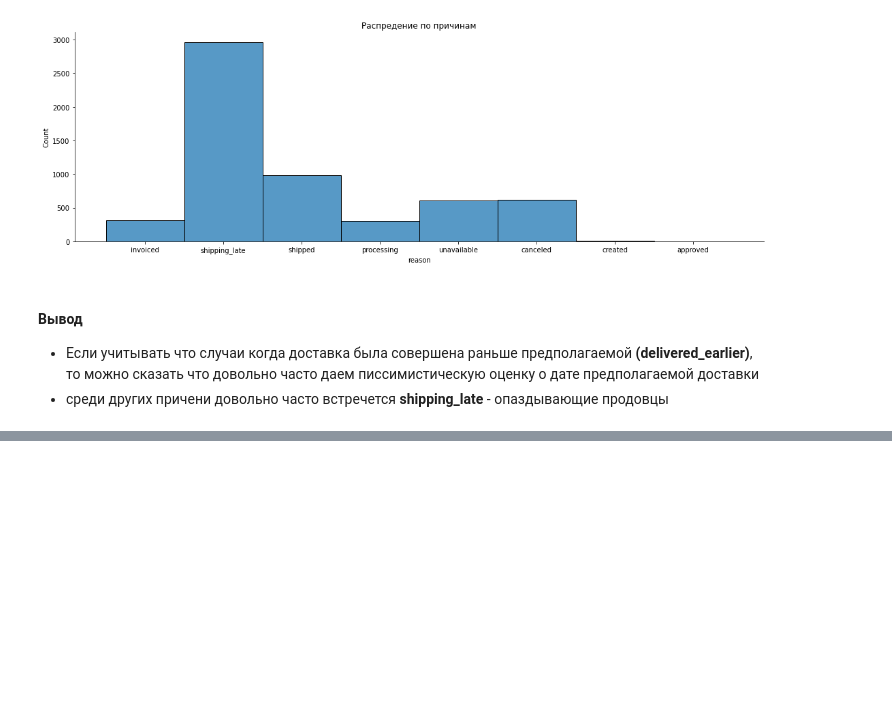
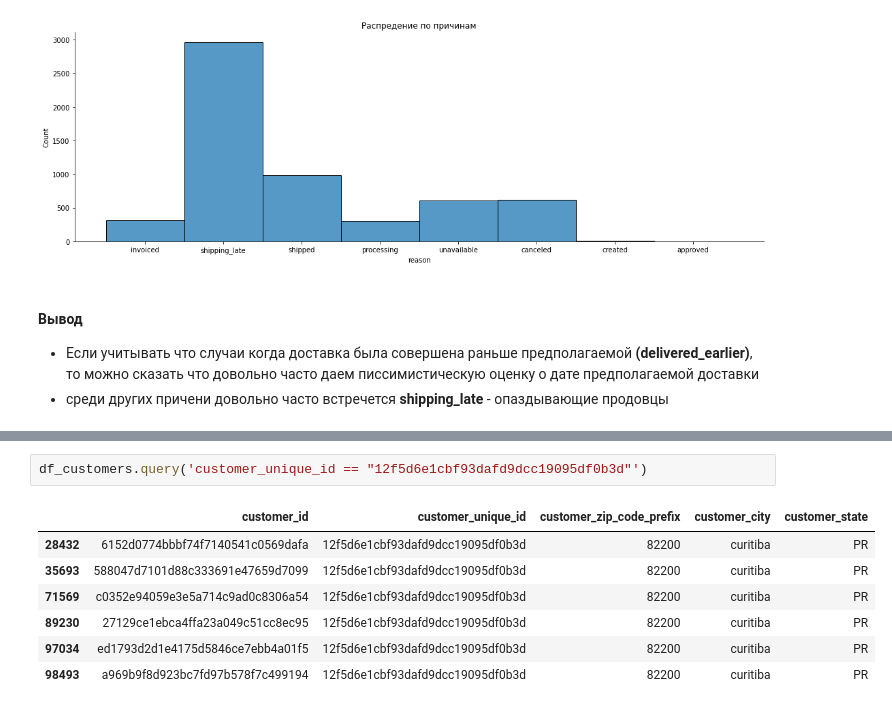
Before and after one commit to PavelSyr/da_karpov.cources_first.project, a Jupyter notebook: pavel_syrnev_15.04_p-syrnev/variant1/e-commerce.ipynb, the cells around one changed output, grey strips where cells are left out. Saved outputs shown, nothing was run; the diff lists cells and outputs as text; blank space fills up the shorter version.

```diff
--- a/pavel_syrnev_15.04_p-syrnev/variant1/e-commerce.ipynb
+++ b/pavel_syrnev_15.04_p-syrnev/variant1/e-commerce.ipynb
@@ -482,0 +527,10 @@ question2(df_o, reasons)
+# %%
+df_customers.query('customer_unique_id == "12f5d6e1cbf93dafd9dcc19095df0b3d"')
+# %% [output]
+|  | customer_id | customer_unique_id | customer_zip_code_prefix | customer_city | customer_state |
+| 28432 | 6152d0774bbbf74f7140541c0569dafa | 12f5d6e1cbf93dafd9dcc19095df0b3d | 82200 | curitiba | PR |
+| 35693 | 588047d7101d88c333691e47659d7099 | 12f5d6e1cbf93dafd9dcc19095df0b3d | 82200 | curitiba | PR |
+| 71569 | c0352e94059e3e5a714c9ad0c8306a54 | 12f5d6e1cbf93dafd9dcc19095df0b3d | 82200 | curitiba | PR |
+| 89230 | 27129ce1ebca4ffa23a049c51cc8ec95 | 12f5d6e1cbf93dafd9dcc19095df0b3d | 82200 | curitiba | PR |
+| 97034 | ed1793d2d1e4175d5846ce7ebb4a01f5 | 12f5d6e1cbf93dafd9dcc19095df0b3d | 82200 | curitiba | PR |
+| 98493 | a969b9f8d923bc7fd97b578f7c499194 | 12f5d6e1cbf93dafd9dcc19095df0b3d | 82200 | curitiba | PR |
```
Also changed, not shown: parts of 18 cells of this notebook.
